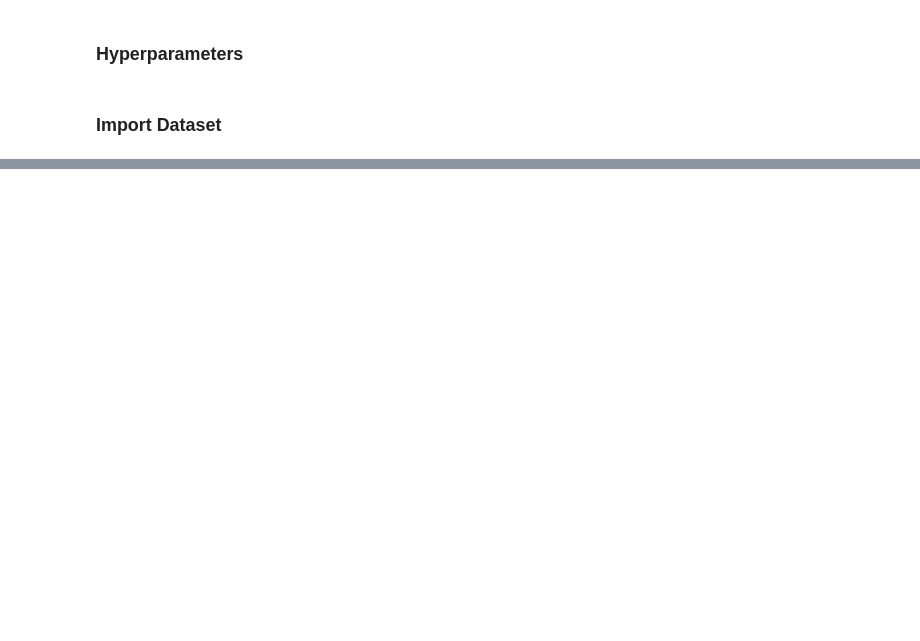
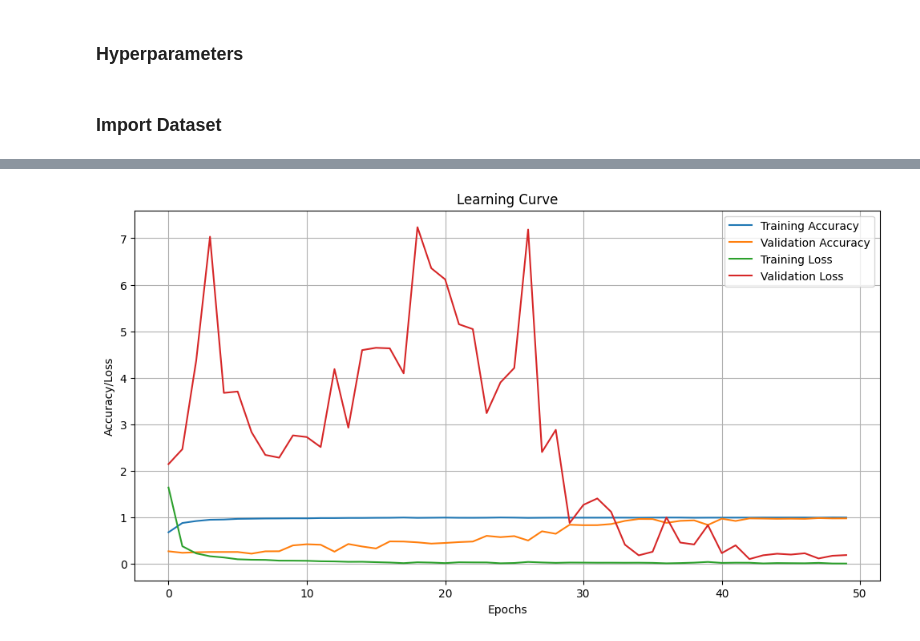
Before and after one commit to NinePiece2/MRI-Brain-Tumor-Detection, a Jupyter notebook: notebooks/main.ipynb, the cells around one changed output, grey strips where cells are left out. Saved outputs shown, nothing was run; the diff lists cells and outputs as text; code cells hidden in the pictures; blank space fills up the shorter version.

Commit message:
Improved Model

```diff
--- a/notebooks/main.ipynb
+++ b/notebooks/main.ipynb
@@ -29,7 +29,8 @@ import dotenv
 dotenv.load_dotenv()
 
 EPOCHS = 50
-BATCH_SIZE = 512
+BATCH_SIZE = 128
+IMAGE_SIZE = 224  # Increased image size to improve feature extraction
 # %% [markdown]
 ### Import Dataset
 # %%
@@ -85,6 +97,8 @@ base_model.trainable = False
 # Add custom classifier layers on top of the base model
 x = base_model.output
 x = Flatten()(x)
+x = Dense(1024, activation='relu')(x)  # Increased the number of neurons
+x = Dropout(0.5)(x)
 x = Dense(512, activation='relu')(x)
 x = Dropout(0.5)(x)
 x = Dense(4, activation='softmax')(x)  # 4 classes
@@ -92,8 +106,15 @@ x = Dense(4, activation='softmax')(x)  # 4 classes
 # Create the full model
 model = Model(inputs=base_model.input, outputs=x)
 
-# Compile the model
-model.compile(optimizer=Adam(learning_rate=0.0001), loss='sparse_categorical_crossentropy', metrics=['accuracy'])
+# Compile the model with a learning rate scheduler
+initial_learning_rate = 0.0001
+lr_schedule = tf.keras.optimizers.schedules.ExponentialDecay(
+    initial_learning_rate,
+    decay_steps=10000,
+    decay_rate=0.9,
+    staircase=True
+)
+model.compile(optimizer=Adam(learning_rate=lr_schedule), loss='sparse_categorical_crossentropy', metrics=['accuracy'])
 
 # Print model summary
 model.summary()
@@ -118,11 +139,10 @@ ________________________________________________________________________________
 # %%
 # Train the model using the training data
-history = model.fit(X_train, y_train, epochs=EPOCHS, batch_size=BATCH_SIZE, validation_data=(X_val, y_val))
-
-# Evaluate the model on the validation (split) set
-val_loss, val_acc = model.evaluate(X_val, y_val)
-print(f"Validation Loss: {val_loss}")
-print(f"Validation Accuracy: {val_acc}")
+datagen.fit(X_train)
+history = model.fit(datagen.flow(X_train, y_train, batch_size=BATCH_SIZE),
+                    epochs=EPOCHS,
+                    validation_data=(X_val, y_val),
+                    steps_per_epoch=len(X_train) // BATCH_SIZE)
 # %% [output]
 Epoch 1/50
 WARNING: All log messages before absl::InitializeLog() is called are written to STDERR
@@ -146,0 +164,20 @@ Epoch 19/50
+# %%
+# Plot the learning curve
+plt.figure(figsize=(12, 6))
+plt.plot(history.history['accuracy'], label='Training Accuracy')
+plt.plot(history.history['val_accuracy'], label='Validation Accuracy')
+plt.plot(history.history['loss'], label='Training Loss')
+plt.plot(history.history['val_loss'], label='Validation Loss')
+plt.xlabel('Epochs')
+plt.ylabel('Accuracy/Loss')
+plt.title('Learning Curve')
+plt.legend()
+plt.grid(True)
+plt.show()
+
+# Evaluate the model on the validation (split) set
+val_loss, val_acc = model.evaluate(X_val, y_val)
+print(f"Validation Loss: {val_loss}")
+print(f"Validation Accuracy: {val_acc}")
+# %% [output]
+[figure, added]
```
Also changed, not shown: parts of 6 cells of this notebook.
